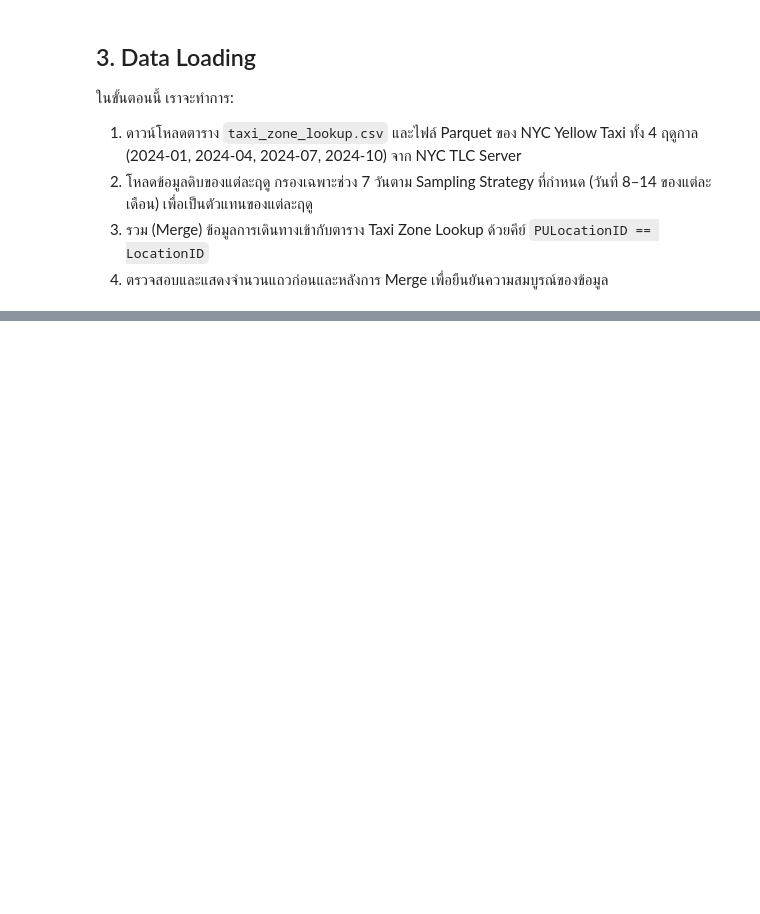
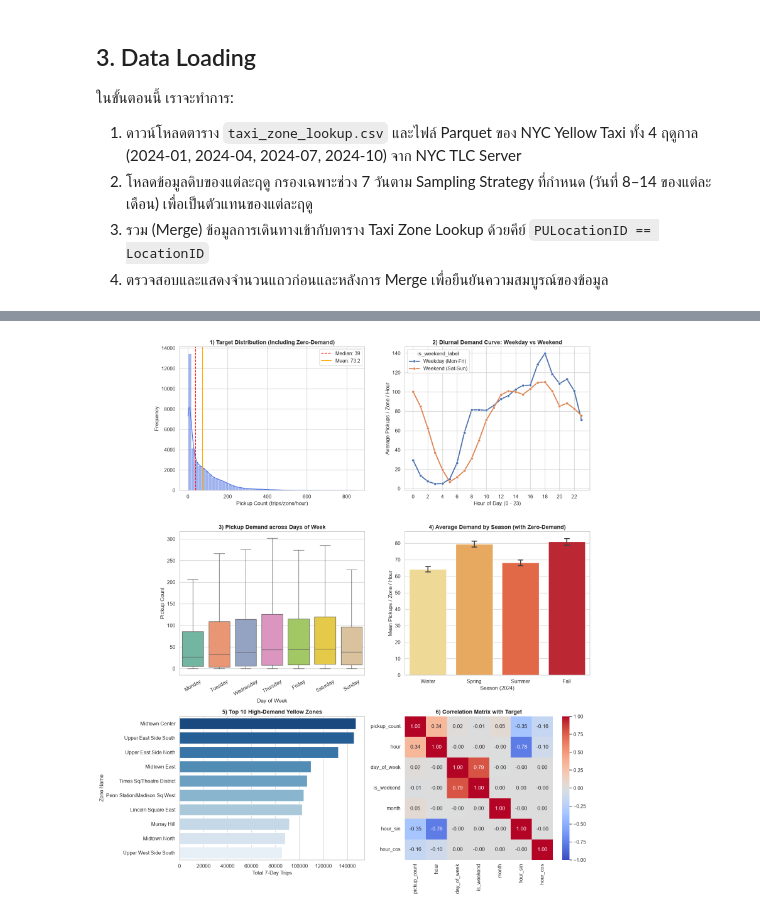
Before and after one commit to Thanaphon-673020253-2/proj2bigdata, a Jupyter notebook: MiniProject_Part2_BigData_ML.ipynb, the cells around one changed output, grey strips where cells are left out. Cells and saved outputs as stored; diff of their text form; code cells hidden in the pictures; blank space fills up the shorter version.

```diff
--- a/MiniProject_Part2_BigData_ML.ipynb
+++ b/MiniProject_Part2_BigData_ML.ipynb
@@ -987,0 +416,75 @@ Inference Speed Test: ทำนายข้อมูล 8,393 แถว (1 ส
+# %%
+# Exploratory Data Analysis (EDA)
+import matplotlib.pyplot as plt
+import seaborn as sns
+
+sns.set_theme(style="whitegrid", font_scale=1.05)
+plt.rcParams['figure.figsize'] = (15, 18)
+
+# 1. Descriptive Statistics ของ Target Variable (รวม Zero-Demand)
+print("=== สถิติเชิงพรรณนาของ pickup_count (Target Variable รวม Zero-Demand Hours) ===")
+desc = demand_df['pickup_count'].describe(percentiles=[0.05, 0.10, 0.25, 0.5, 0.75, 0.90, 0.95, 0.99])
+print(desc)
+
+eda_df = demand_df.copy()
+eda_df['hour'] = eda_df['pickup_hour'].dt.hour
+eda_df['day_name'] = eda_df['pickup_hour'].dt.day_name()
+eda_df['is_weekend_label'] = eda_df['pickup_hour'].dt.dayofweek.apply(lambda x: 'Weekend (Sat-Sun)' if x >= 5 else 'Weekday (Mon-Fri)')
+
+fig, axes = plt.subplots(3, 2, figsize=(16, 18))
+plt.subplots_adjust(hspace=0.35, wspace=0.25)
+
+# Panel 1: Distribution of Target (Histogram with Zero Highlight)
+sns.histplot(eda_df['pickup_count'], kde=True, bins=50, color='royalblue', ax=axes[0, 0])
+axes[0, 0].set_title('1) Target Distribution (Including Zero-Demand)', fontsize=13, fontweight='bold')
+axes[0, 0].set_xlabel('Pickup Count (trips/zone/hour)')
+axes[0, 0].set_ylabel('Frequency')
+axes[0, 0].axvline(eda_df['pickup_count'].median(), color='red', linestyle='--', label=f"Median: {eda_df['pickup_count'].median():.0f}")
+axes[0, 0].axvline(eda_df['pickup_count'].mean(), color='orange', linestyle='-', label=f"Mean: {eda_df['pickup_count'].mean():.1f}")
+axes[0, 0].legend()
+
+# Panel 2: Diurnal Demand Curve (Weekday vs Weekend)
+hourly_trend = eda_df.groupby(['hour', 'is_weekend_label'])['pickup_count'].mean().reset_index()
+sns.lineplot(data=hourly_trend, x='hour', y='pickup_count', hue='is_weekend_label', marker='o', linewidth=2.5, ax=axes[0, 1])
+axes[0, 1].set_title('2) Diurnal Demand Curve: Weekday vs Weekend', fontsize=13, fontweight='bold')
+axes[0, 1].set_xlabel('Hour of Day (0 - 23)')
+axes[0, 1].set_ylabel('Average Pickups / Zone / Hour')
+axes[0, 1].set_xticks(range(0, 24, 2))
+
+# Panel 3: Demand Variation across Days of Week
+days_order = ['Monday', 'Tuesday', 'Wednesday', 'Thursday', 'Friday', 'Saturday', 'Sunday']
+sns.boxplot(data=eda_df, x='day_name', y='pickup_count', order=days_order, palette='Set2', hue='day_name', legend=False, showfliers=False, ax=axes[1, 0])
+axes[1, 0].set_title('3) Pickup Demand across Days of Week', fontsize=13, fontweight='bold')
+axes[1, 0].set_xlabel('Day of Week')
+axes[1, 0].set_ylabel('Pickup Count')
+axes[1, 0].tick_params(axis='x', rotation=30)
+
+# Panel 4: Seasonal Demand Comparison
+season_order = ['Winter', 'Spring', 'Summer', 'Fall']
+sns.barplot(data=eda_df, x='season', y='pickup_count', order=season_order, palette='YlOrRd', hue='season', legend=False, capsize=0.1, ax=axes[1, 1])
+axes[1, 1].set_title('4) Average Demand by Season (with Zero-Demand)', fontsize=13, fontweight='bold')
+axes[1, 1].set_xlabel('Season (2024)')
+axes[1, 1].set_ylabel('Mean Pickups / Zone / Hour')
+
+# Panel 5: Top 10 Most Demanded Yellow Zones
+top_zones = eda_df.groupby('PU_Zone')['pickup_count'].sum().nlargest(10).reset_index()
+sns.barplot(data=top_zones, y='PU_Zone', x='pickup_count', palette='Blues_r', hue='PU_Zone', legend=False, ax=axes[2, 0])
+axes[2, 0].set_title('5) Top 10 High-Demand Yellow Zones', fontsize=13, fontweight='bold')
+axes[2, 0].set_xlabel('Total 7-Day Trips')
+axes[2, 0].set_ylabel('Zone Name')
+
+# Panel 6: Correlation Matrix of Numerical & Cyclical Attributes
+eda_df['day_of_week'] = eda_df['pickup_hour'].dt.dayofweek
+eda_df['is_weekend'] = (eda_df['day_of_week'] >= 5).astype(int)
+eda_df['month'] = eda_df['pickup_hour'].dt.month
+eda_df['hour_sin'] = np.sin(2 * np.pi * eda_df['hour'] / 24.0)
+eda_df['hour_cos'] = np.cos(2 * np.pi * eda_df['hour'] / 24.0)
+
+corr_cols = ['pickup_count', 'hour', 'day_of_week', 'is_weekend', 'month', 'hour_sin', 'hour_cos']
+corr_matrix = eda_df[corr_cols].corr()
+sns.heatmap(corr_matrix, annot=True, cmap='coolwarm', fmt='.2f', vmin=-1, vmax=1, ax=axes[2, 1])
+axes[2, 1].set_title('6) Correlation Matrix with Target', fontsize=13, fontweight='bold')
+
+plt.tight_layout()
+plt.show()
+# %% [output]
@@ -987,0 +506 @@ Inference Speed Test: ทำนายข้อมูล 8,393 แถว (1 ส
+[figure, added]
```
Also changed, not shown: parts of 50 cells of this notebook, 4 other files.
